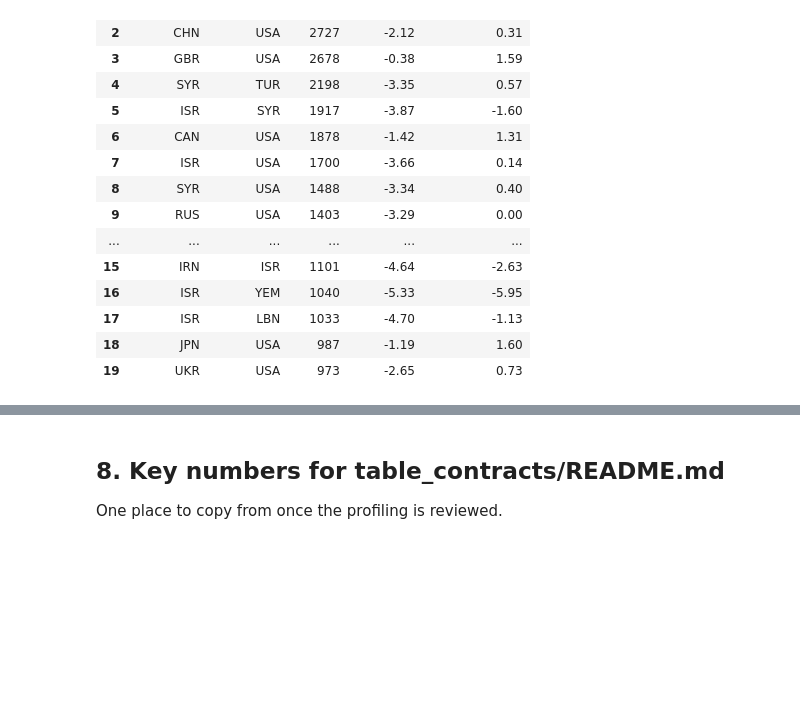
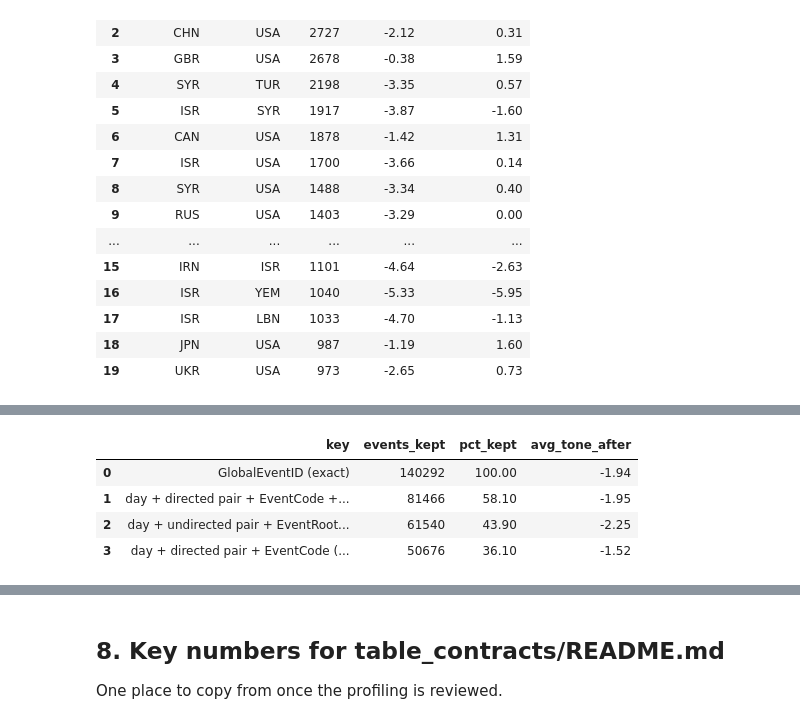
Before and after one commit to Charlestonne/Diplomap, a Jupyter notebook: warehouse/profiling/gdelt_profiling.ipynb, the cells around one changed output, grey strips where cells are left out. Drawn from its saved outputs; the diff is of its cells as text; code cells hidden in the pictures; blank space fills up the shorter version.

```diff
--- a/warehouse/profiling/gdelt_profiling.ipynb
+++ b/warehouse/profiling/gdelt_profiling.ipynb
@@ -322,0 +391,18 @@ dyads.head(20)
+# %%
+# R4 — deduplication keys on state pairs: events kept by each key.
+keys = {
+    "GlobalEventID (exact)": "GlobalEventID",
+    "day + directed pair + EventCode + SOURCEURL": "Day, Actor1CountryCode, Actor2CountryCode, EventCode, SOURCEURL",
+    "day + undirected pair + EventRootCode + SOURCEURL": "Day, least(Actor1CountryCode, Actor2CountryCode), greatest(Actor1CountryCode, Actor2CountryCode), EventRootCode, SOURCEURL",
+    "day + directed pair + EventCode (no URL)": "Day, Actor1CountryCode, Actor2CountryCode, EventCode",
+}
+pd.DataFrame([
+    (name, *con.sql(f"SELECT count(DISTINCT ({k})), round(100.0 * count(DISTINCT ({k})) / count(*), 1), "
+                    f"(SELECT round(avg(t), 2) FROM (SELECT any_value(AvgTone) t FROM st GROUP BY {k})) FROM st").fetchall()[0])
+    for name, k in keys.items()], columns=["key", "events_kept", "pct_kept", "avg_tone_after"])
+# %% [output]
+|  | key | events_kept | pct_kept | avg_tone_after |
+| 0 | GlobalEventID (exact) | 140292 | 100.00 | -1.94 |
+| 1 | day + directed pair + EventCode +... | 81466 | 58.10 | -1.95 |
+| 2 | day + undirected pair + EventRoot... | 61540 | 43.90 | -2.25 |
+| 3 | day + directed pair + EventCode (... | 50676 | 36.10 | -1.52 |
```
Also changed, not shown: parts of 5 cells of this notebook, 1 other file.
